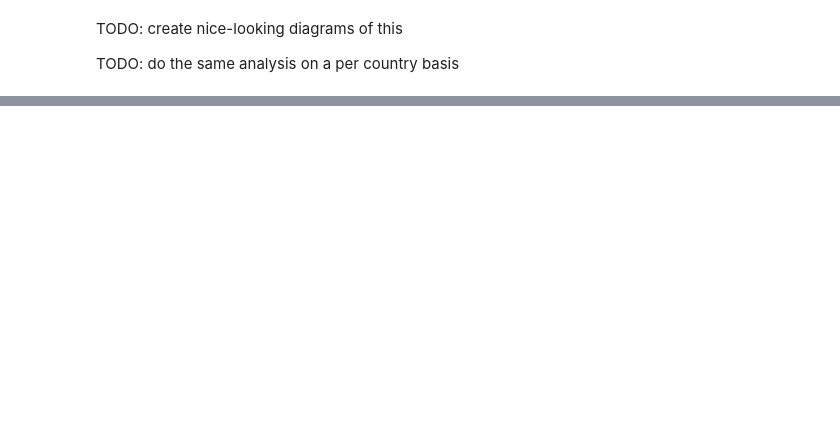
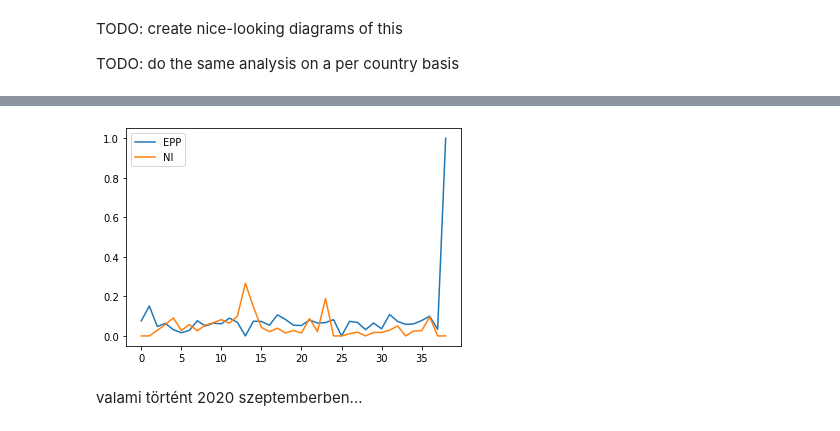
Before and after one commit to maritsm/temalabor-2023, a Jupyter notebook: cohesiveness.ipynb, the cells around one changed output, grey strips where cells are left out. Cells and saved outputs as stored; diff of their text form; code cells hidden in the pictures; blank space fills up the shorter version.

```diff
--- a/cohesiveness.ipynb
+++ b/cohesiveness.ipynb
@@ -65,0 +95,7 @@ TODO: do the same analysis on a per country basis
+# %%
+monthly_cohesiveness_by_party[["EPP", "NI"]].plot()
+plt.show()
+# %% [output]
+[figure, added]
+# %% [markdown]
+valami történt 2020 szeptemberben...
```
Also changed, not shown: parts of 5 cells of this notebook.
